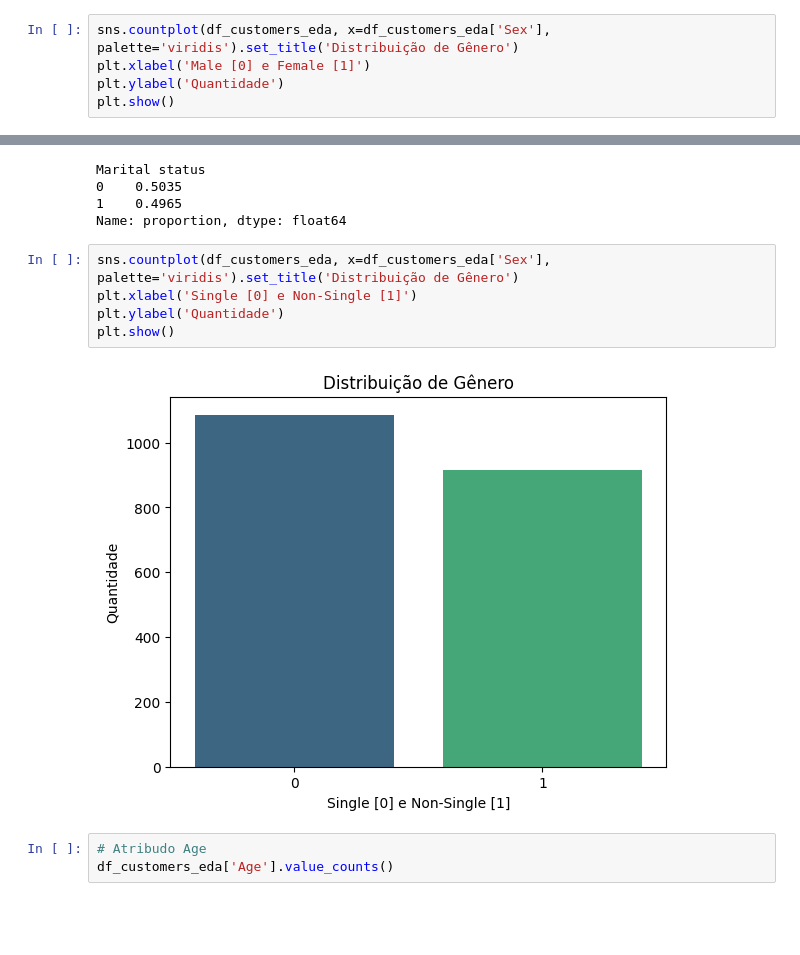
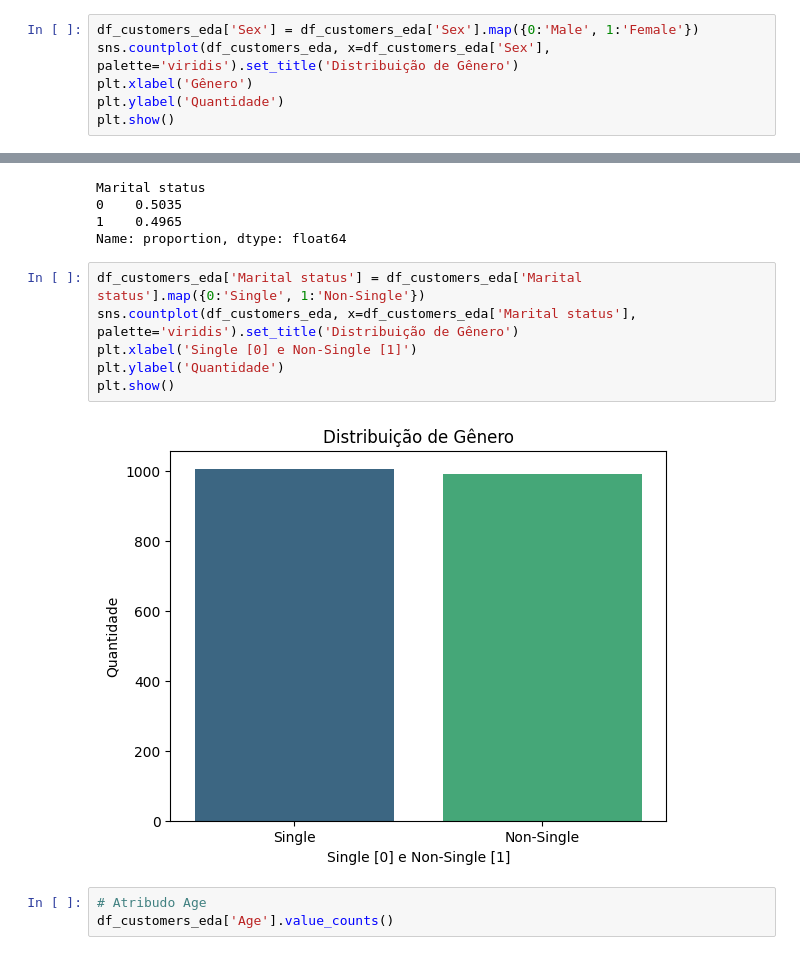
Before and after one commit to JorgeATADantas/SantanderCoders2023-Mod6-MLII-ProjetoFinal-Clusteriza-o-de-Clientes, a Jupyter notebook: Projeto_ML2_Grupo3.ipynb, the cells around one changed output, grey strips where cells are left out. Drawn from its saved outputs; the diff is of its cells as text; blank space fills up the shorter version.

```diff
--- a/Projeto_ML2_Grupo3.ipynb
+++ b/Projeto_ML2_Grupo3.ipynb
@@ -182,8 +182,9 @@ Sex
 1    0.457
 Name: proportion, dtype: float64
 # %%
+df_customers_eda['Sex'] = df_customers_eda['Sex'].map({0:'Male', 1:'Female'})
 sns.countplot(df_customers_eda, x=df_customers_eda['Sex'], palette='viridis').set_title('Distribuição de Gênero')
-plt.xlabel('Male [0] e Female [1]')
+plt.xlabel('Gênero')
 plt.ylabel('Quantidade')
 plt.show()
 # %% [output]
@@ -197,12 +198,13 @@ Marital status
 1    0.4965
 Name: proportion, dtype: float64
 # %%
-sns.countplot(df_customers_eda, x=df_customers_eda['Sex'], palette='viridis').set_title('Distribuição de Gênero')
+df_customers_eda['Marital status'] = df_customers_eda['Marital status'].map({0:'Single', 1:'Non-Single'})
+sns.countplot(df_customers_eda, x=df_customers_eda['Marital status'], palette='viridis').set_title('Distribuição de Gênero')
 plt.xlabel('Single [0] e Non-Single [1]')
 plt.ylabel('Quantidade')
 plt.show()
 # %% [output]
-[figure, old version]
+[figure, new version]
 # %%
 # Atribudo Age
 df_customers_eda['Age'].value_counts()
```
Also changed, not shown: parts of 6 cells of this notebook.
